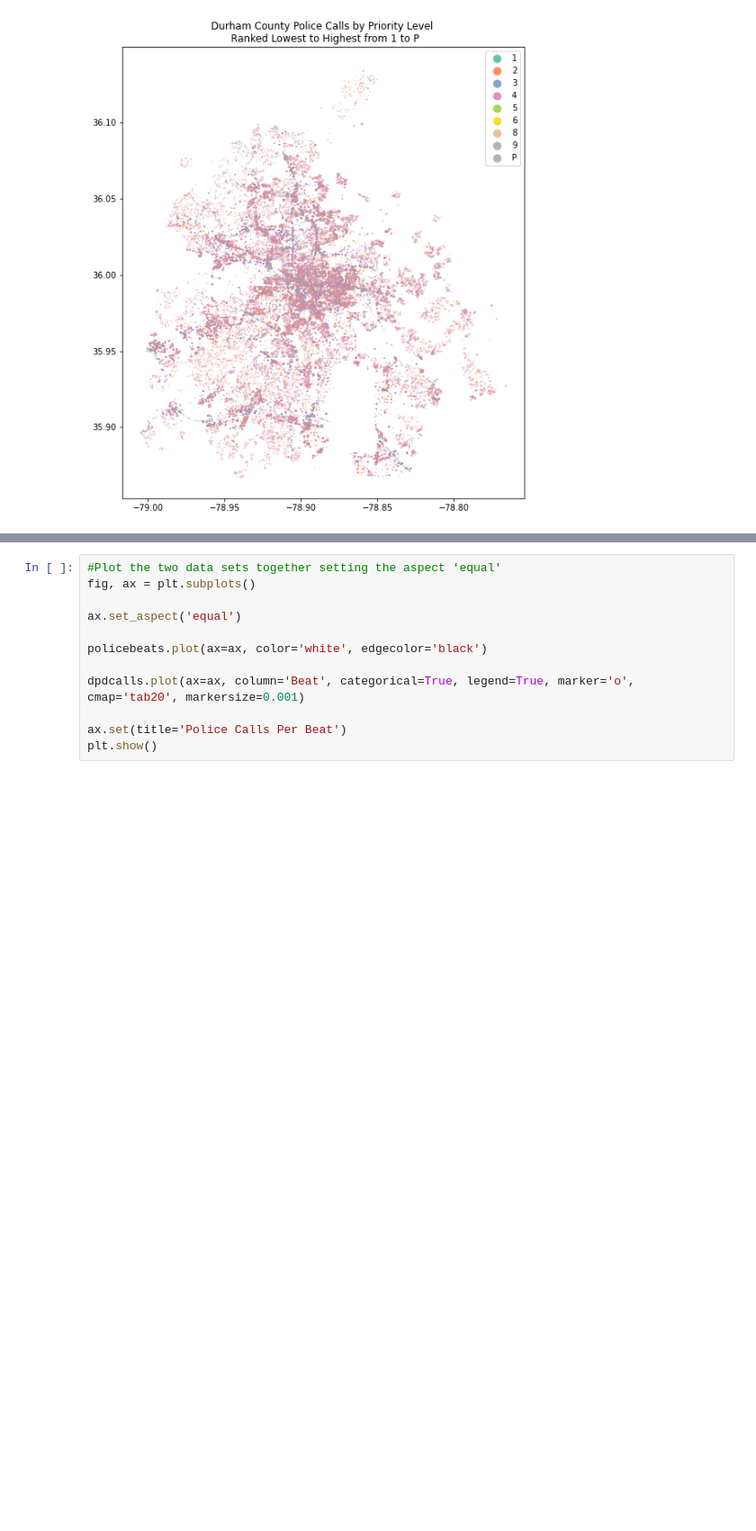
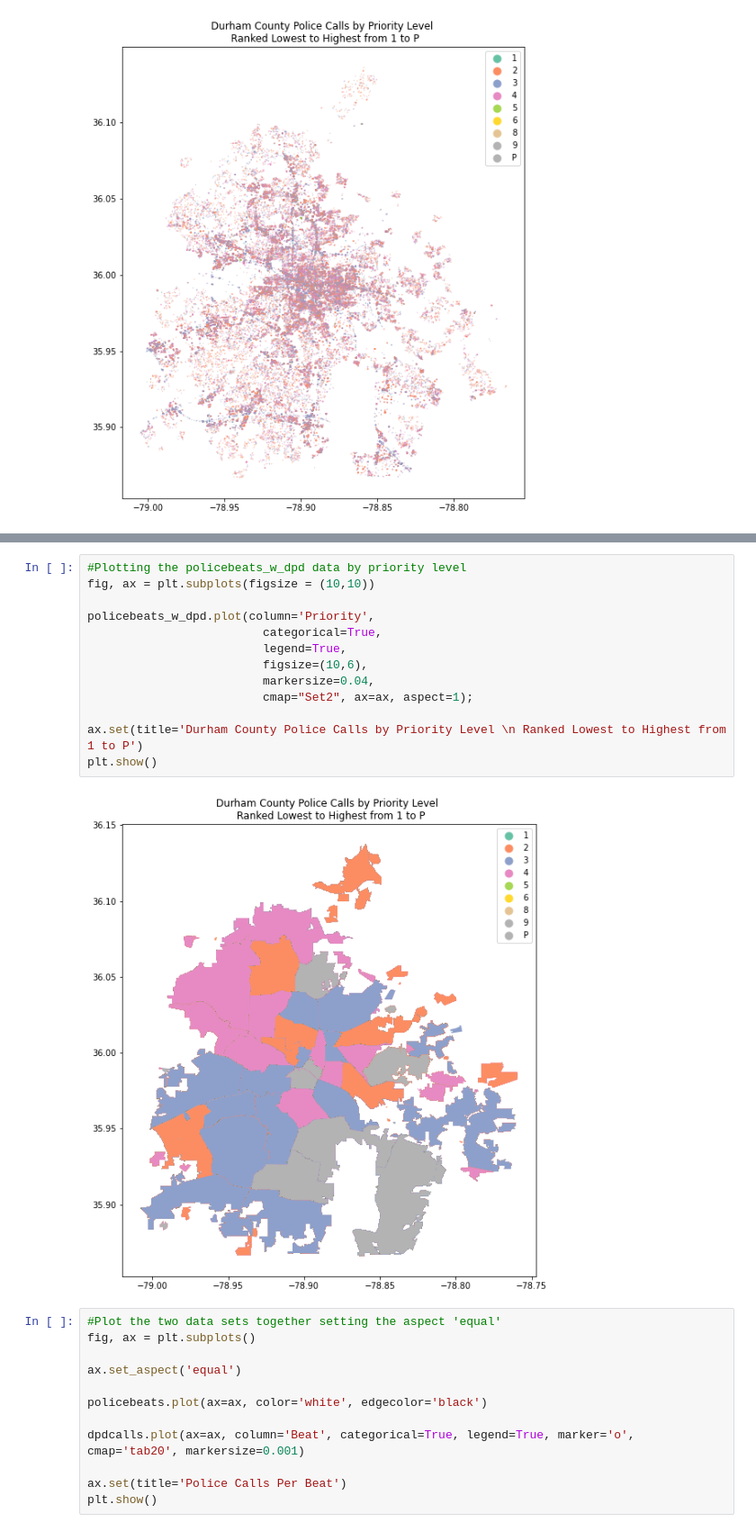
Before and after one commit to sadiesheridan/dataplus-project27-community-safety-durham, a Jupyter notebook: 10_code/EDA.ipynb, the cells around one changed output, grey strips where cells are left out. Shown at 90% size. Drawn from its saved outputs; the diff is of its cells as text; blank space fills up the shorter version.

```diff
--- a/10_code/EDA.ipynb
+++ b/10_code/EDA.ipynb
@@ -314,3 +321,18 @@ plt.show()
+# %%
+#Plotting the policebeats_w_dpd data by priority level
+fig, ax = plt.subplots(figsize = (10,10))
+
+policebeats_w_dpd.plot(column='Priority',
+                         categorical=True,
+                         legend=True,
+                         figsize=(10,6),
+                         markersize=0.04,
+                         cmap="Set2", ax=ax, aspect=1);
+
+ax.set(title='Durham County Police Calls by Priority Level \n Ranked Lowest to Highest from 1 to P')
+plt.show()
+# %% [output]
+[figure, added]
 # %%
 #Plot the two data sets together setting the aspect 'equal'
 fig, ax = plt.subplots()
```
Also changed, not shown: parts of 4 cells of this notebook.
